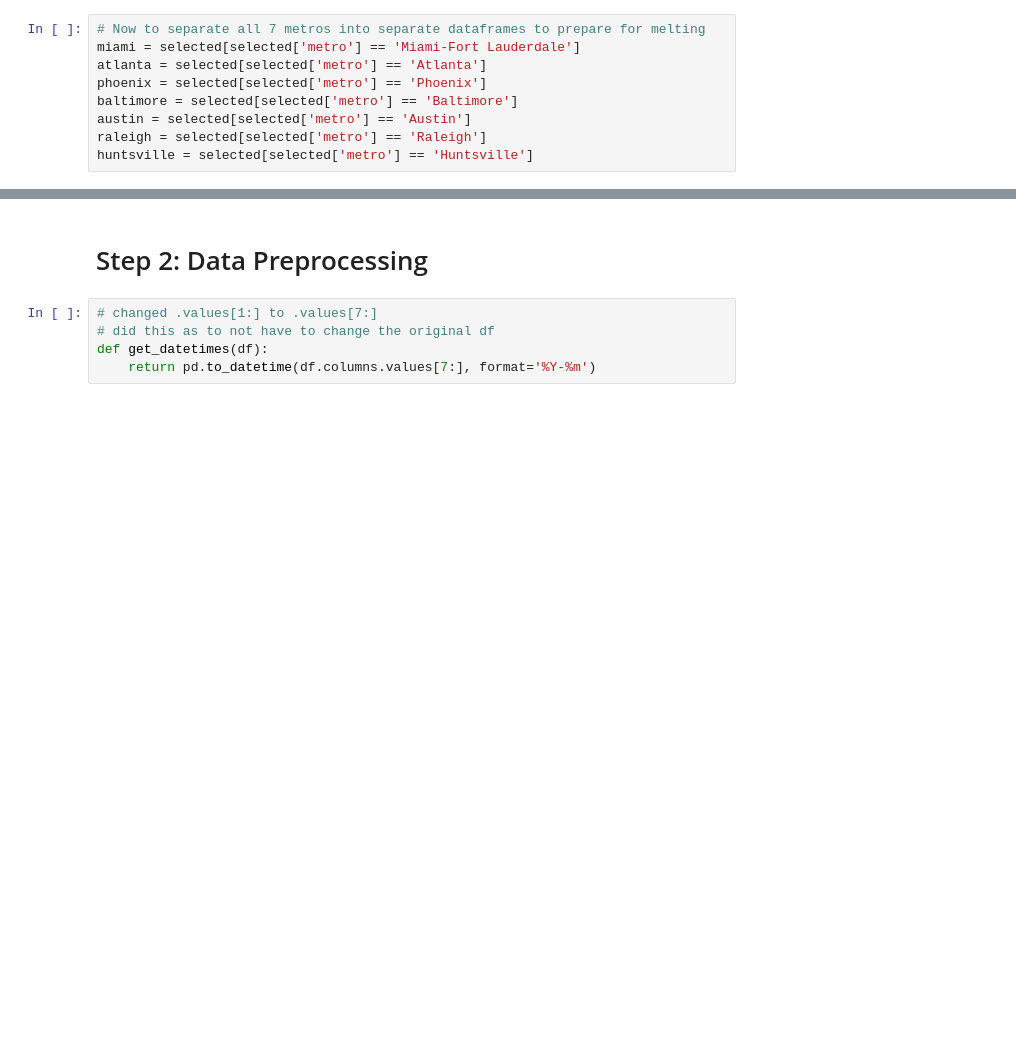
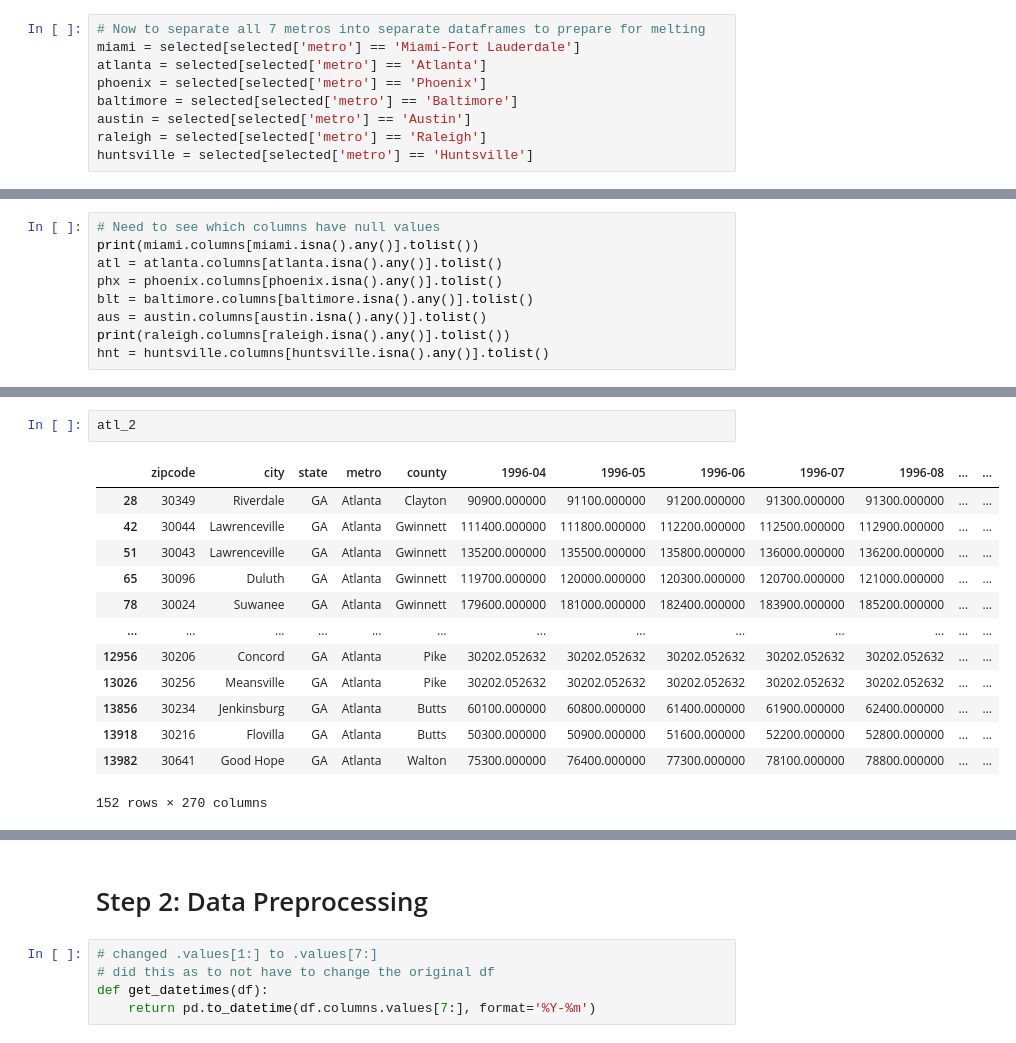
Before and after one commit to daveajstearns/mod4_project, a Jupyter notebook: starter_notebook.ipynb, the cells around one changed output, grey strips where cells are left out. Saved outputs shown, nothing was run; the diff lists cells and outputs as text; blank space fills up the shorter version.

```diff
--- a/starter_notebook.ipynb
+++ b/starter_notebook.ipynb
@@ -321,0 +314,9 @@ huntsville = selected[selected['metro'] == 'Huntsville']
+# %%
+# Need to see which columns have null values
+print(miami.columns[miami.isna().any()].tolist())
+atl = atlanta.columns[atlanta.isna().any()].tolist()
+phx = phoenix.columns[phoenix.isna().any()].tolist()
+blt = baltimore.columns[baltimore.isna().any()].tolist()
+aus = austin.columns[austin.isna().any()].tolist()
+print(raleigh.columns[raleigh.isna().any()].tolist())
+hnt = huntsville.columns[huntsville.isna().any()].tolist()
@@ -321,0 +348,16 @@ huntsville = selected[selected['metro'] == 'Huntsville']
+# %%
+atl_2
+# %% [output]
+|  | zipcode | city | state | metro | county | 1996-04 | 1996-05 | 1996-06 | 1996-07 | 1996-08 | ... | ... |
+| 28 | 30349 | Riverdale | GA | Atlanta | Clayton | 90900.000000 | 91100.000000 | 91200.000000 | 91300.000000 | 91300.000000 | ... | ... |
+| 42 | 30044 | Lawrenceville | GA | Atlanta | Gwinnett | 111400.000000 | 111800.000000 | 112200.000000 | 112500.000000 | 112900.000000 | ... | ... |
+| 51 | 30043 | Lawrenceville | GA | Atlanta | Gwinnett | 135200.000000 | 135500.000000 | 135800.000000 | 136000.000000 | 136200.000000 | ... | ... |
+| 65 | 30096 | Duluth | GA | Atlanta | Gwinnett | 119700.000000 | 120000.000000 | 120300.000000 | 120700.000000 | 121000.000000 | ... | ... |
+| 78 | 30024 | Suwanee | GA | Atlanta | Gwinnett | 179600.000000 | 181000.000000 | 182400.000000 | 183900.000000 | 185200.000000 | ... | ... |
+| ... | ... | ... | ... | ... | ... | ... | ... | ... | ... | ... | ... | ... |
+| 12956 | 30206 | Concord | GA | Atlanta | Pike | 30202.052632 | 30202.052632 | 30202.052632 | 30202.052632 | 30202.052632 | ... | ... |
+| 13026 | 30256 | Meansville | GA | Atlanta | Pike | 30202.052632 | 30202.052632 | 30202.052632 | 30202.052632 | 30202.052632 | ... | ... |
+| 13856 | 30234 | Jenkinsburg | GA | Atlanta | Butts | 60100.000000 | 60800.000000 | 61400.000000 | 61900.000000 | 62400.000000 | ... | ... |
+| 13918 | 30216 | Flovilla | GA | Atlanta | Butts | 50300.000000 | 50900.000000 | 51600.000000 | 52200.000000 | 52800.000000 | ... | ... |
+| 13982 | 30641 | Good Hope | GA | Atlanta | Walton | 75300.000000 | 76400.000000 | 77300.000000 | 78100.000000 | 78800.000000 | ... | ... |
+152 rows × 270 columns
```
Also changed, not shown: parts of 26 cells of this notebook.
